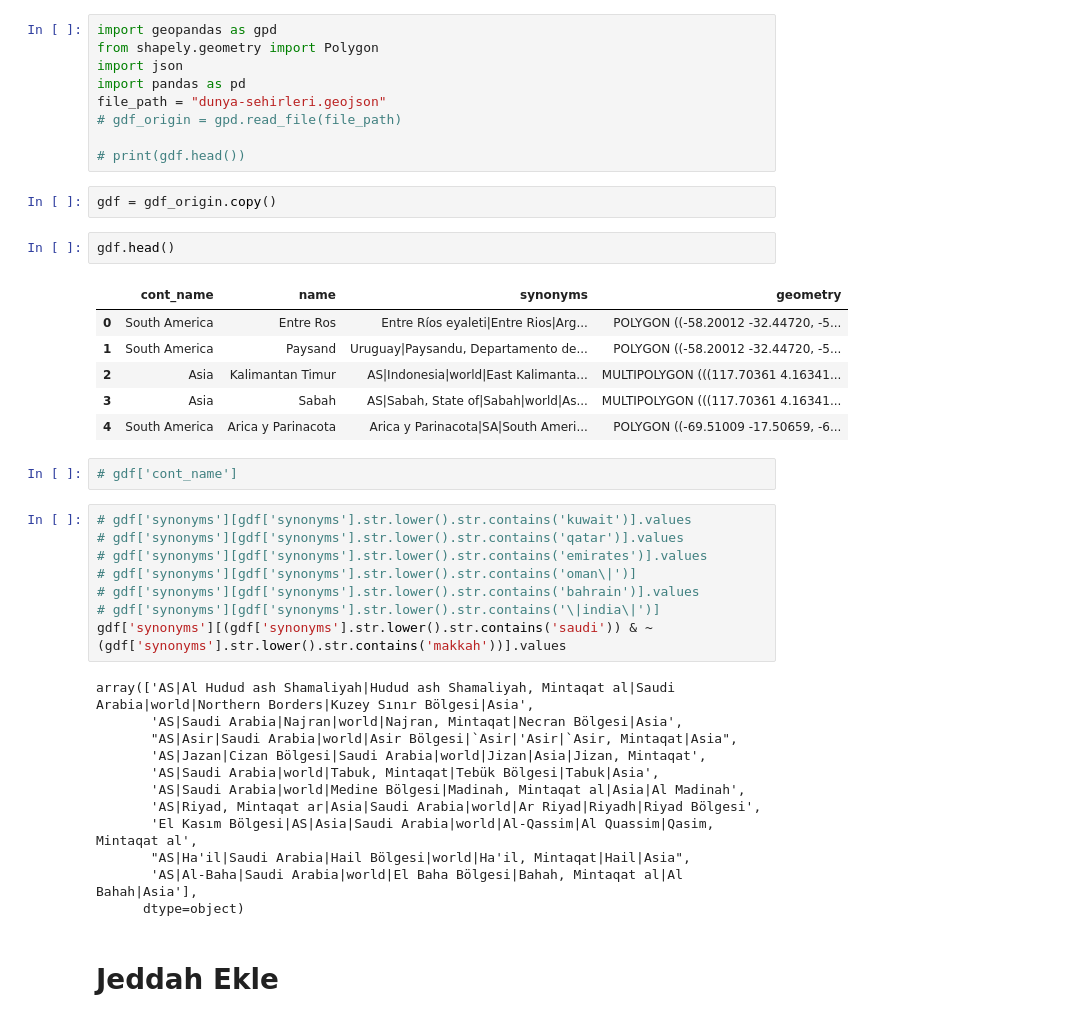
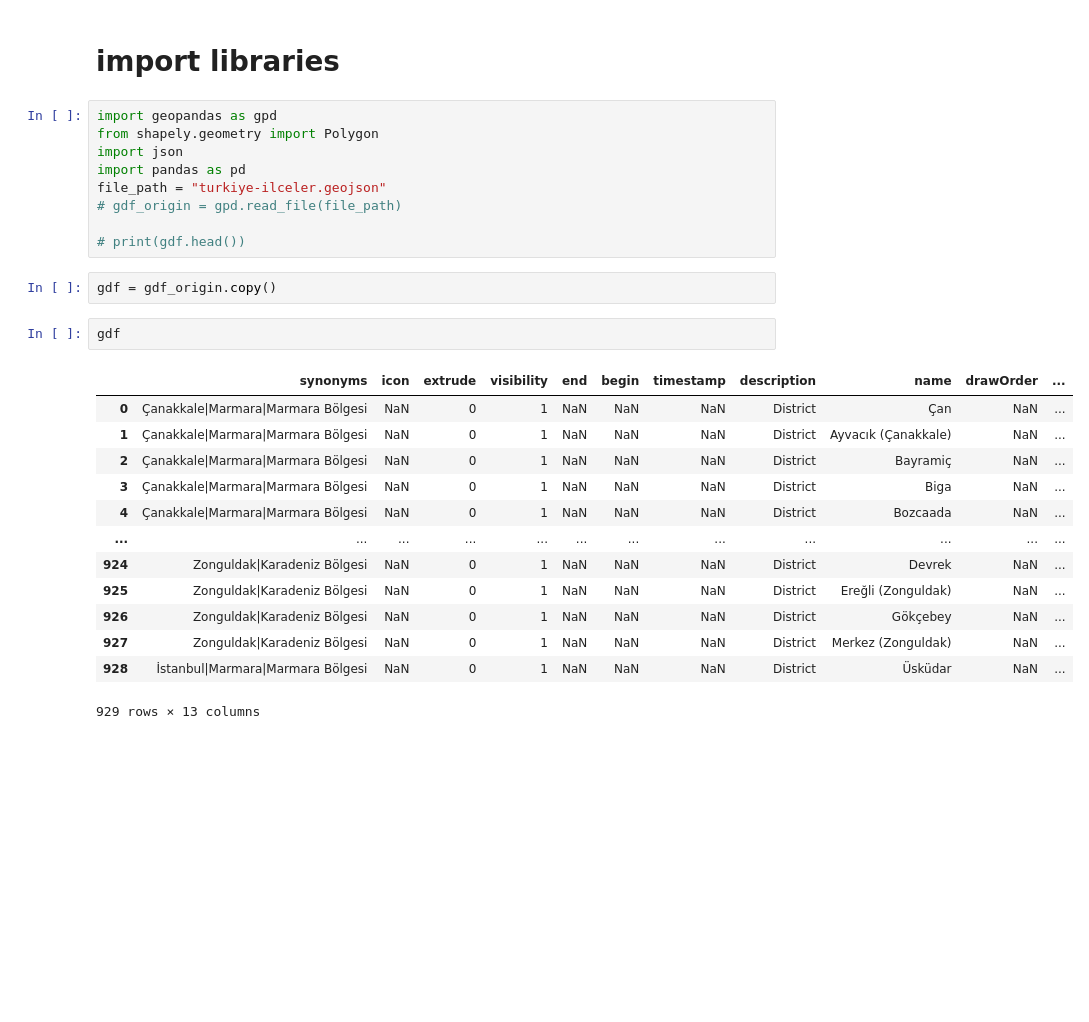
Before and after one commit to ds-serdarcan/PYTHON, a Jupyter notebook: geojson/edit_geojson.ipynb, the cells around one changed output. Saved outputs shown, nothing was run; the diff lists cells and outputs as text; blank space fills up the shorter version.

```diff
--- a/geojson/edit_geojson.ipynb
+++ b/geojson/edit_geojson.ipynb
@@ -1,44 +1,29 @@
+# %% [markdown]
+# import libraries
 # %%
 import geopandas as gpd
 from shapely.geometry import Polygon
 import json
 import pandas as pd
-file_path = "dunya-sehirleri.geojson"
+file_path = "turkiye-ilceler.geojson"
 # gdf_origin = gpd.read_file(file_path)
 
 # print(gdf.head())
 # %%
 gdf = gdf_origin.copy()
 # %%
-gdf.head()
+gdf
 # %% [output]
-|  | cont_name | name | synonyms | geometry |
-| 0 | South America | Entre Ros | Entre Ríos eyaleti|Entre Rios|Arg... | POLYGON ((-58.20012 -32.44720, -5... |
-| 1 | South America | Paysand | Uruguay|Paysandu, Departamento de... | POLYGON ((-58.20012 -32.44720, -5... |
-| 2 | Asia | Kalimantan Timur | AS|Indonesia|world|East Kalimanta... | MULTIPOLYGON (((117.70361 4.16341... |
-| 3 | Asia | Sabah | AS|Sabah, State of|Sabah|world|As... | MULTIPOLYGON (((117.70361 4.16341... |
-| 4 | South America | Arica y Parinacota | Arica y Parinacota|SA|South Ameri... | POLYGON ((-69.51009 -17.50659, -6... |
+|  | synonyms | icon | extrude | visibility | end | begin | timestamp | description | name | drawOrder | ... |
+| 0 | Çanakkale|Marmara|Marmara Bölgesi | NaN | 0 | 1 | NaN | NaN | NaN | District | Çan | NaN | ... |
+| 1 | Çanakkale|Marmara|Marmara Bölgesi | NaN | 0 | 1 | NaN | NaN | NaN | District | Ayvacık (Çanakkale) | NaN | ... |
+| 2 | Çanakkale|Marmara|Marmara Bölgesi | NaN | 0 | 1 | NaN | NaN | NaN | District | Bayramiç | NaN | ... |
+| 3 | Çanakkale|Marmara|Marmara Bölgesi | NaN | 0 | 1 | NaN | NaN | NaN | District | Biga | NaN | ... |
+| 4 | Çanakkale|Marmara|Marmara Bölgesi | NaN | 0 | 1 | NaN | NaN | NaN | District | Bozcaada | NaN | ... |
+| ... | ... | ... | ... | ... | ... | ... | ... | ... | ... | ... | ... |
+| 924 | Zonguldak|Karadeniz Bölgesi | NaN | 0 | 1 | NaN | NaN | NaN | District | Devrek | NaN | ... |
+| 925 | Zonguldak|Karadeniz Bölgesi | NaN | 0 | 1 | NaN | NaN | NaN | District | Ereğli (Zonguldak) | NaN | ... |
+| 926 | Zonguldak|Karadeniz Bölgesi | NaN | 0 | 1 | NaN | NaN | NaN | District | Gökçebey | NaN | ... |
+| 927 | Zonguldak|Karadeniz Bölgesi | NaN | 0 | 1 | NaN | NaN | NaN | District | Merkez (Zonguldak) | NaN | ... |
+| 928 | İstanbul|Marmara|Marmara Bölgesi | NaN | 0 | 1 | NaN | NaN | NaN | District | Üsküdar | NaN | ... |
+929 rows × 13 columns
-# %%
-# gdf['cont_name']
-# %%
-# gdf['synonyms'][gdf['synonyms'].str.lower().str.contains('kuwait')].values
-# gdf['synonyms'][gdf['synonyms'].str.lower().str.contains('qatar')].values
-# gdf['synonyms'][gdf['synonyms'].str.lower().str.contains('emirates')].values
-# gdf['synonyms'][gdf['synonyms'].str.lower().str.contains('oman\|')]
-# gdf['synonyms'][gdf['synonyms'].str.lower().str.contains('bahrain')].values
-# gdf['synonyms'][gdf['synonyms'].str.lower().str.contains('\|india\|')]
-gdf['synonyms'][(gdf['synonyms'].str.lower().str.contains('saudi')) & ~(gdf['synonyms'].str.lower().str.contains('makkah'))].values
-# %% [output]
-array(['AS|Al Hudud ash Shamaliyah|Hudud ash Shamaliyah, Mintaqat al|Saudi Arabia|world|Northern Borders|Kuzey Sınır Bölgesi|Asia',
-       'AS|Saudi Arabia|Najran|world|Najran, Mintaqat|Necran Bölgesi|Asia',
-       "AS|Asir|Saudi Arabia|world|Asir Bölgesi|`Asir|'Asir|`Asir, Mintaqat|Asia",
-       'AS|Jazan|Cizan Bölgesi|Saudi Arabia|world|Jizan|Asia|Jizan, Mintaqat',
-       'AS|Saudi Arabia|world|Tabuk, Mintaqat|Tebük Bölgesi|Tabuk|Asia',
-       'AS|Saudi Arabia|world|Medine Bölgesi|Madinah, Mintaqat al|Asia|Al Madinah',
-       'AS|Riyad, Mintaqat ar|Asia|Saudi Arabia|world|Ar Riyad|Riyadh|Riyad Bölgesi',
-       'El Kasım Bölgesi|AS|Asia|Saudi Arabia|world|Al-Qassim|Al Quassim|Qasim, Mintaqat al',
-       "AS|Ha'il|Saudi Arabia|Hail Bölgesi|world|Ha'il, Mintaqat|Hail|Asia",
-       'AS|Al-Baha|Saudi Arabia|world|El Baha Bölgesi|Bahah, Mintaqat al|Al Bahah|Asia'],
-      dtype=object)
-# %% [markdown]
-# Jeddah Ekle
```
Also changed, not shown: parts of 15 cells of this notebook.
